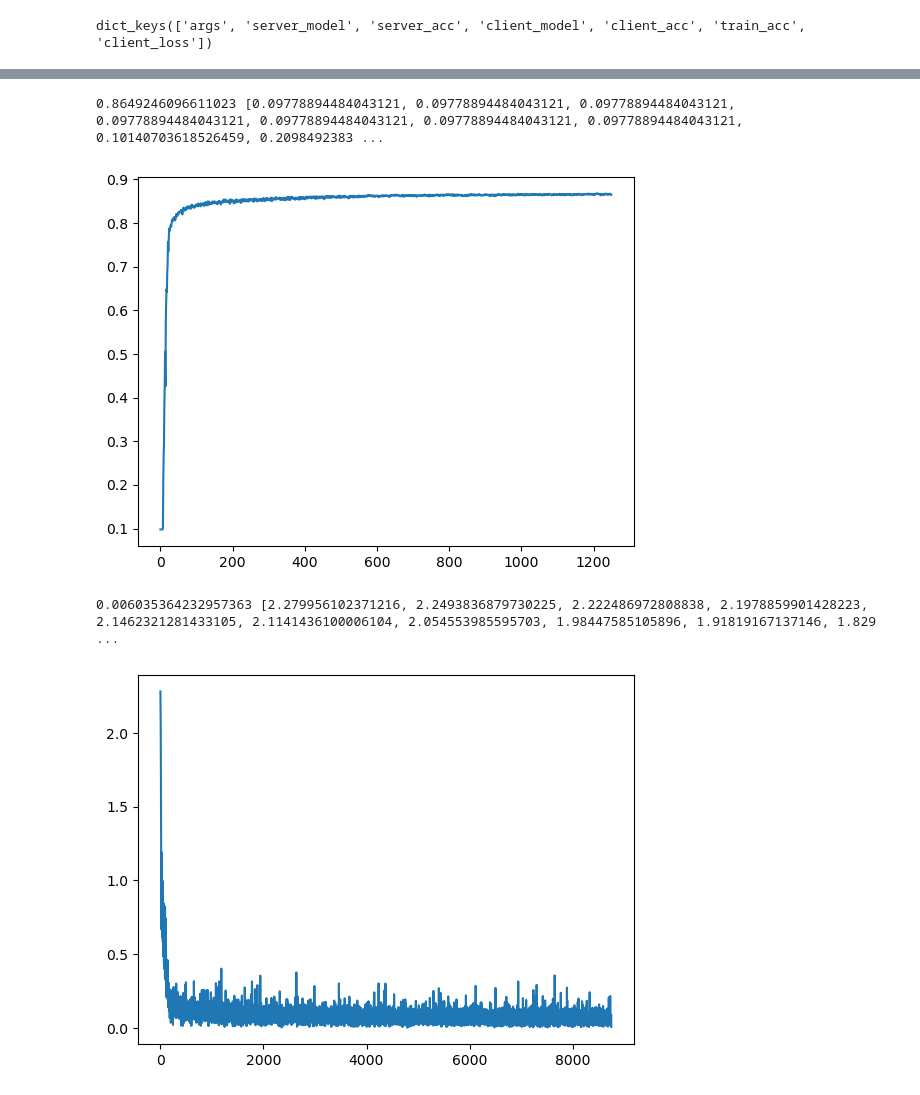
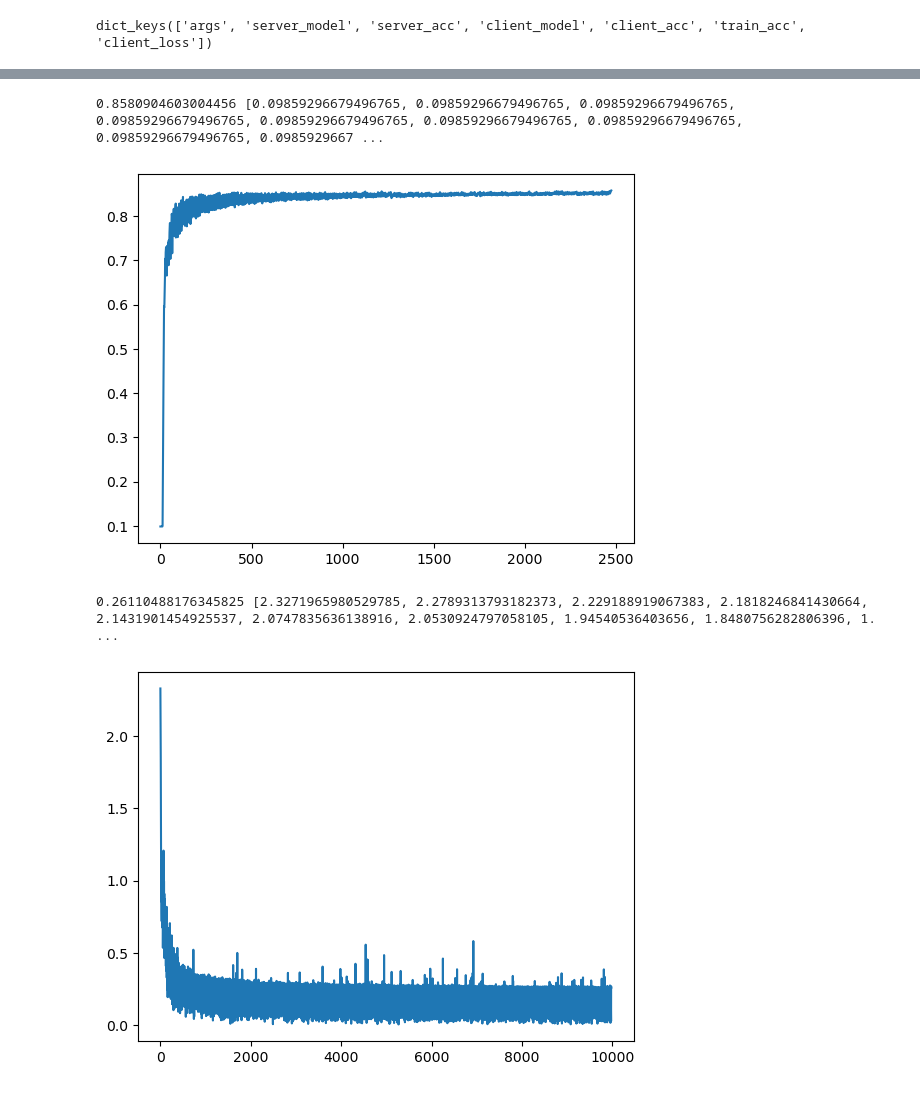
Before and after one commit to Haifeng-Dai/hybrid_fed, a Jupyter notebook: plot.ipynb, the cells around one changed output, grey strips where cells are left out. Cells and saved outputs as stored; diff of their text form; code cells hidden in the pictures.

```diff
--- a/plot.ipynb
+++ b/plot.ipynb
@@ -10,11 +10,11 @@ plt.style.use('default')
 0: 加权蒸馏 0.880
 1: 逐个蒸馏 0.850
 2: 服务器交换参数 0.825
-3: 服务器单独训练, 不使用公开数据 0.876/0.867
-4: 服务器单独训练，使用公开数据 0.869
+3: 服务器单独训练, 不使用公开数据 0.881
+4: 服务器单独训练，使用公开数据 0.872
 '''
 
-file_path = './res/mnist_model_1_algo_3/alpha_0.5_T_6/server_commu_50_client_commu_5_client_train_5_batch_size_160_num_all_client_9_num_all_server_3_num_client_data_1200_num_public_data_50_proportion_0.8.pt'
+file_path = './res/mnist_model_1_algo_1/alpha_0.5_T_6/server_commu_50_client_commu_5_client_train_5_batch_size_160_num_all_client_9_num_all_server_3_num_client_data_1200_num_public_data_50_proportion_0.8.pt'
 data = torch.load(file_path, map_location='cpu')
 
 print(data.keys())
@@ -43,20 +43,20 @@ plt.plot(x, y)
 print(y[-1], list(y))
 plt.show()
 # %% [output]
-0.8649246096611023 [0.09778894484043121, 0.09778894484043121, 0.09778894484043121, 0.09778894484043121, 0.09778894484043121, 0.09778894484043121, 0.09778894484043121, 0.10140703618526459, 0.2098492383 ...
+0.8580904603004456 [0.09859296679496765, 0.09859296679496765, 0.09859296679496765, 0.09859296679496765, 0.09859296679496765, 0.09859296679496765, 0.09859296679496765, 0.09859296679496765, 0.0985929667 ...
-[figure, old version]
+[figure, new version]
 # %%
 client_loss = data['client_loss']
 num_line = len(client_loss[0])
 x = numpy.arange(num_line)
-i = 5
+i = 0
 y = numpy.array(client_loss[i])
 plt.plot(x, y)
 print(y[-1], list(y))
 plt.show()
 # %% [output]
-0.006035364232957363 [2.279956102371216, 2.2493836879730225, 2.222486972808838, 2.1978859901428223, 2.1462321281433105, 2.1141436100006104, 2.054553985595703, 1.98447585105896, 1.91819167137146, 1.829 ...
+0.26110488176345825 [2.3271965980529785, 2.2789313793182373, 2.229188919067383, 2.1818246841430664, 2.1431901454925537, 2.0747835636138916, 2.0530924797058105, 1.94540536403656, 1.8480756282806396, 1. ...
-[figure, old version]
+[figure, new version]
 # %%
 train_acc = data['train_acc']
 num_line = len(train_acc[0])
```
Also changed, not shown: parts of 2 cells of this notebook, 13 other files.
